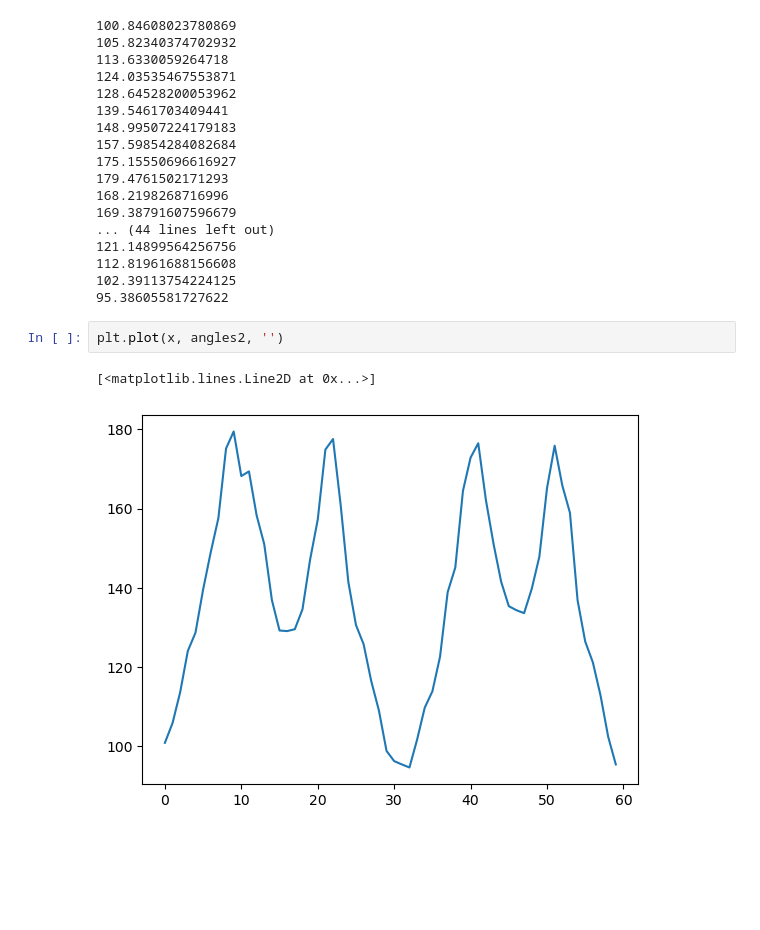
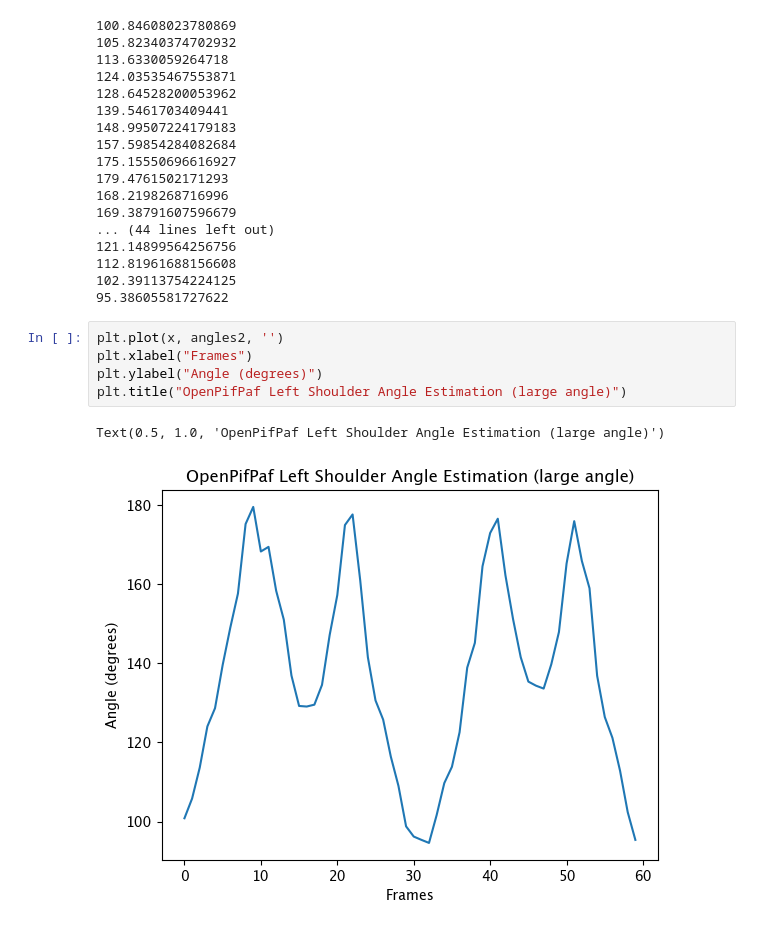
Before and after one commit to saathvikc/PoseEstimationProject, a Jupyter notebook: OpenPifPaf.ipynb, the cells around one changed output. Drawn from its saved outputs; the diff is of its cells as text; blank space fills up the shorter version.

```diff
--- a/OpenPifPaf.ipynb
+++ b/OpenPifPaf.ipynb
@@ -218,8 +221,11 @@ for j in angles2:
 112.81961688156608
 102.39113754224125
 95.38605581727622
-# %%
-plt.plot(x, angles2, '')
-# %% [output]
-[<matplotlib.lines.Line2D at 0x...>]
-[figure, removed]
+# %%
+plt.plot(x, angles2, '')
+plt.xlabel("Frames")
+plt.ylabel("Angle (degrees)")
+plt.title("OpenPifPaf Left Shoulder Angle Estimation (large angle)")
+# %% [output]
+Text(0.5, 1.0, 'OpenPifPaf Left Shoulder Angle Estimation (large angle)')
+[figure, added]
```
Also changed, not shown: parts of 2 cells of this notebook, 1 other file.
